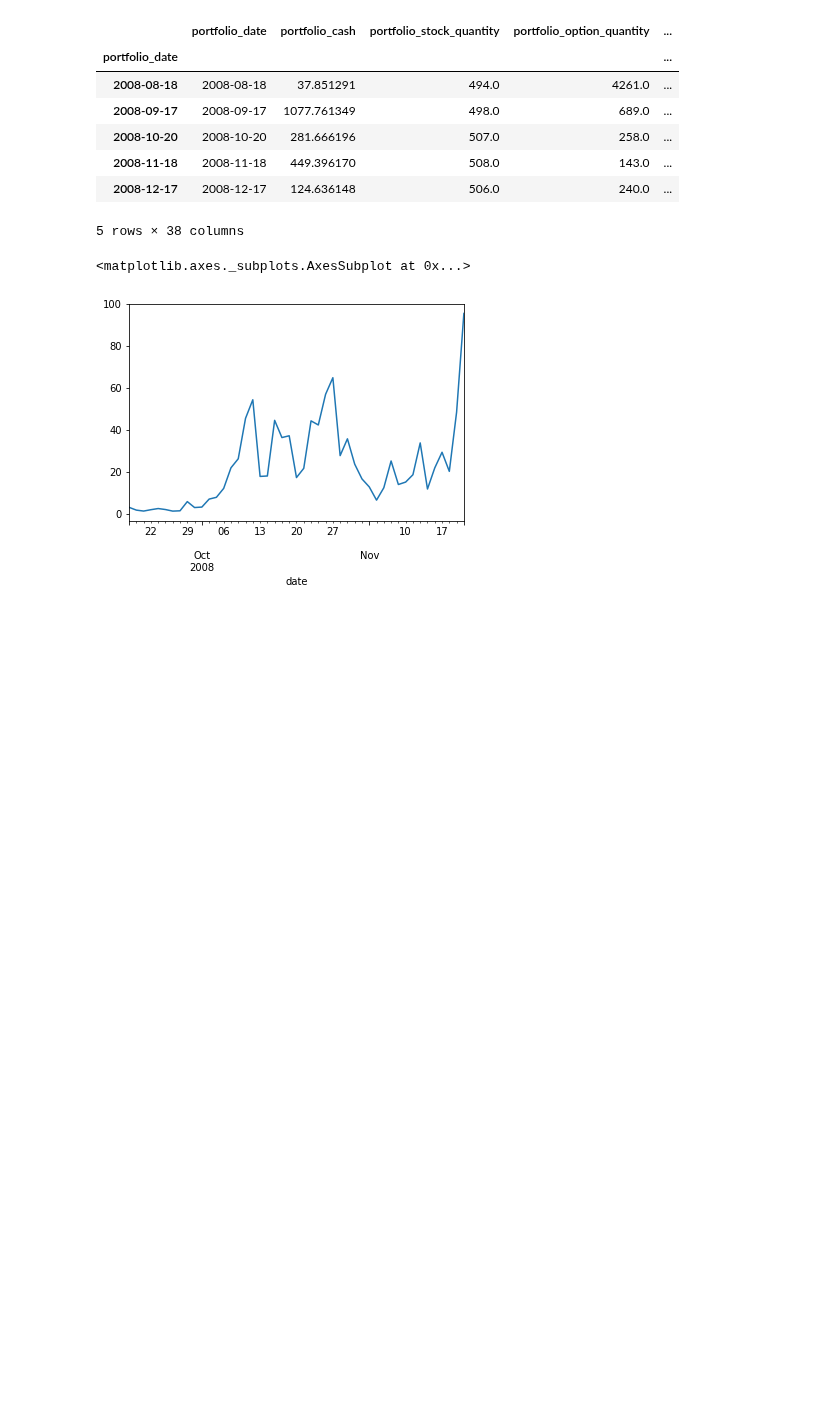
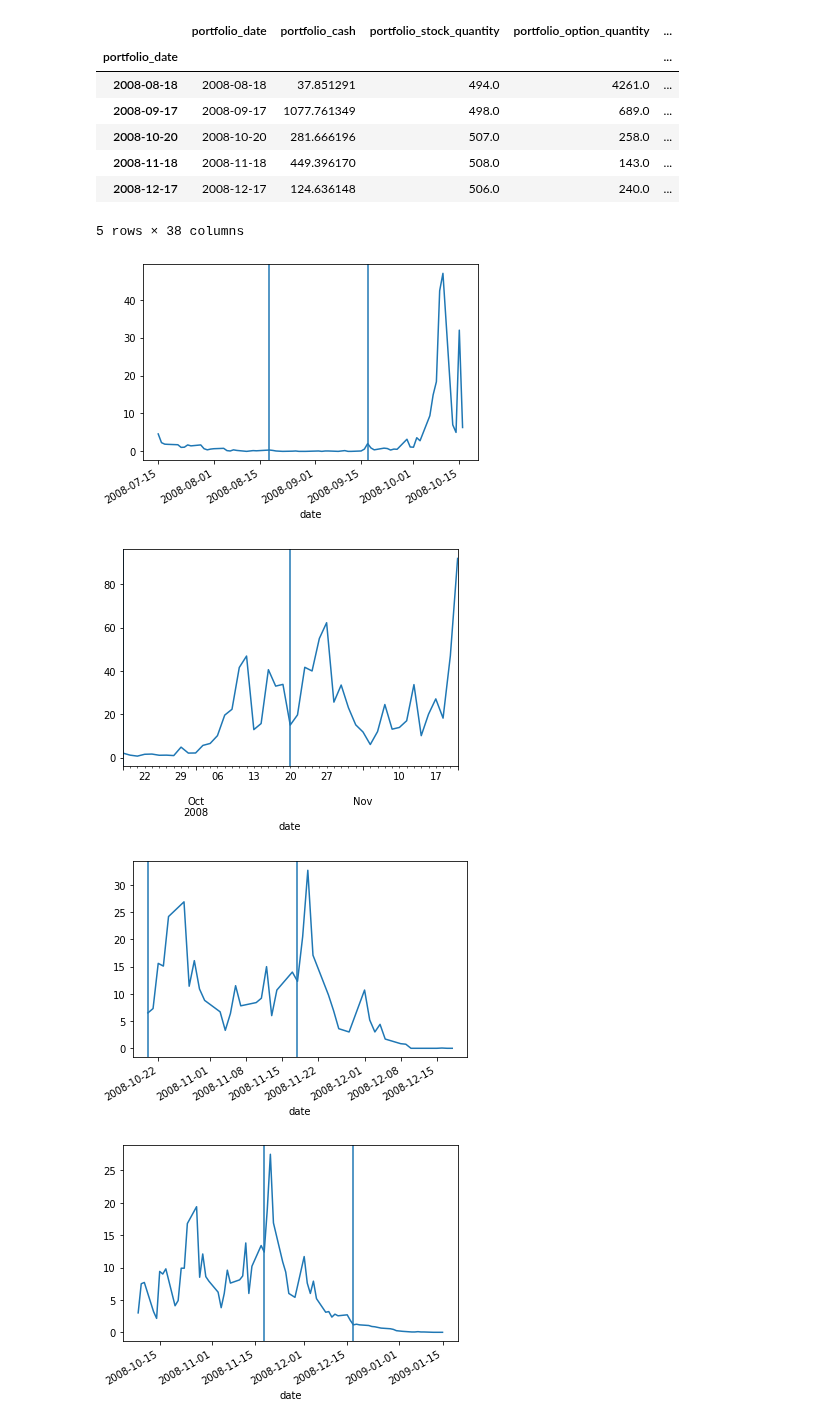
Before and after one commit to stopachka/gamma, a Jupyter notebook: 01_puts_strategy.ipynb, the cells around one changed output. Drawn from its saved outputs; the diff is of its cells as text; code cells hidden in the pictures; blank space fills up the shorter version.

```diff
--- a/01_puts_strategy.ipynb
+++ b/01_puts_strategy.ipynb
@@ -429,9 +483,23 @@ a[a[OPTION_PRICES_DATE_COL].between(start_date, end_date)]
 | 2008-11-18 | 2008-11-18 | 449.396170 | 508.0 | 143.0 | ... |
 | 2008-12-17 | 2008-12-17 | 124.636148 | 506.0 | 240.0 | ... |
 5 rows × 38 columns
-# %%
-id = 33600633
-OPTION_PRICES[OPTION_PRICES[OPTION_PRICES_ID_COL] == id].set_index(OPTION_PRICES_DATE_COL)[OPTION_PRICES_AVG_COL][start_date:end_date].plot()
-# %% [output]
-<matplotlib.axes._subplots.AxesSubplot at 0x...>
-[figure, removed]
+# %%
+owned_options = a[a[OPTION_PRICES_DATE_COL].between(start_date, end_date)]
+row_iterator = owned_options.iterrows()
+_, row = next(row_iterator)
+for i, next_row in row_iterator:
+    id = row[OPTION_PRICES_ID_COL]
+    buy_date = row[OPTION_PRICES_DATE_COL]
+    sell_date = next_row[OPTION_PRICES_DATE_COL]
+    OPTION_PRICES[
+        OPTION_PRICES[OPTION_PRICES_ID_COL] == id
+    ].set_index(OPTION_PRICES_DATE_COL)[OPTION_PRICES_BID_COL].plot()
+    plt.axvline(x=buy_date)
+    plt.axvline(x=sell_date)
+    plt.show()
+    row = next_row
+# %% [output]
+[figure, added]
+[figure, added]
+[figure, added]
+[figure, added]
```
Also changed, not shown: parts of 4 cells of this notebook.
